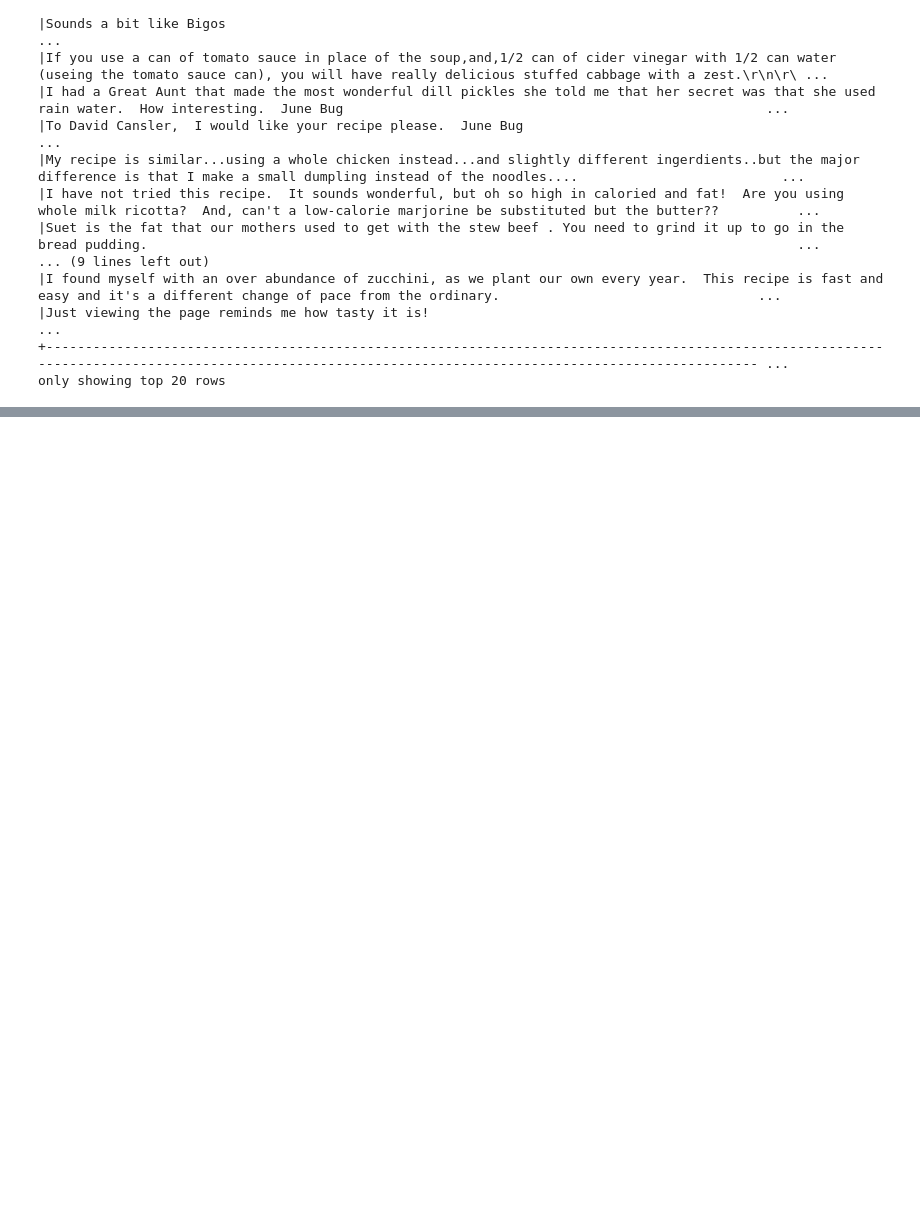
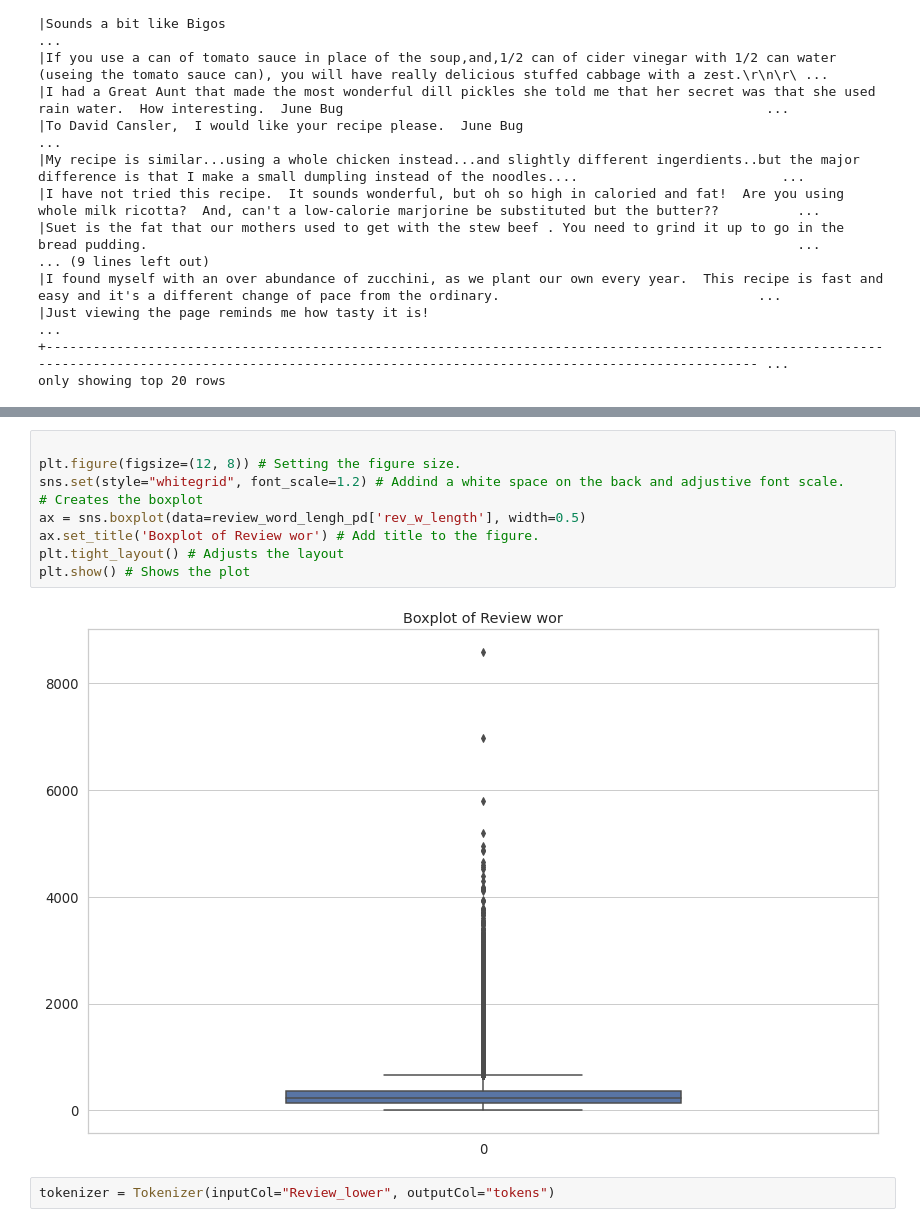
Before and after one commit to nozomu2020264/MSc---DA-C.A.-1---2nd-Semester-, a Jupyter notebook: Msc DA - CA 1 - 2nd Semester - Nozomu - 2020264.ipynb, the cells around one changed output, grey strips where cells are left out. Saved outputs shown, nothing was run; the diff lists cells and outputs as text; blank space fills up the shorter version.

```diff
--- a/Msc DA - CA 1 - 2nd Semester - Nozomu - 2020264.ipynb
+++ b/Msc DA - CA 1 - 2nd Semester - Nozomu - 2020264.ipynb
@@ -257,0 +355,13 @@ only showing top 20 rows
+# %%
+
+plt.figure(figsize=(12, 8)) # Setting the figure size.
+sns.set(style="whitegrid", font_scale=1.2) # Addind a white space on the back and adjustive font scale.
+# Creates the boxplot
+ax = sns.boxplot(data=review_word_lengh_pd['rev_w_length'], width=0.5)
+ax.set_title('Boxplot of Review wor') # Add title to the figure.
+plt.tight_layout() # Adjusts the layout
+plt.show() # Shows the plot
+# %% [output]
+[figure, added]
+# %%
+tokenizer = Tokenizer(inputCol="Review_lower", outputCol="tokens")
```
Also changed, not shown: parts of 36 cells of this notebook.
